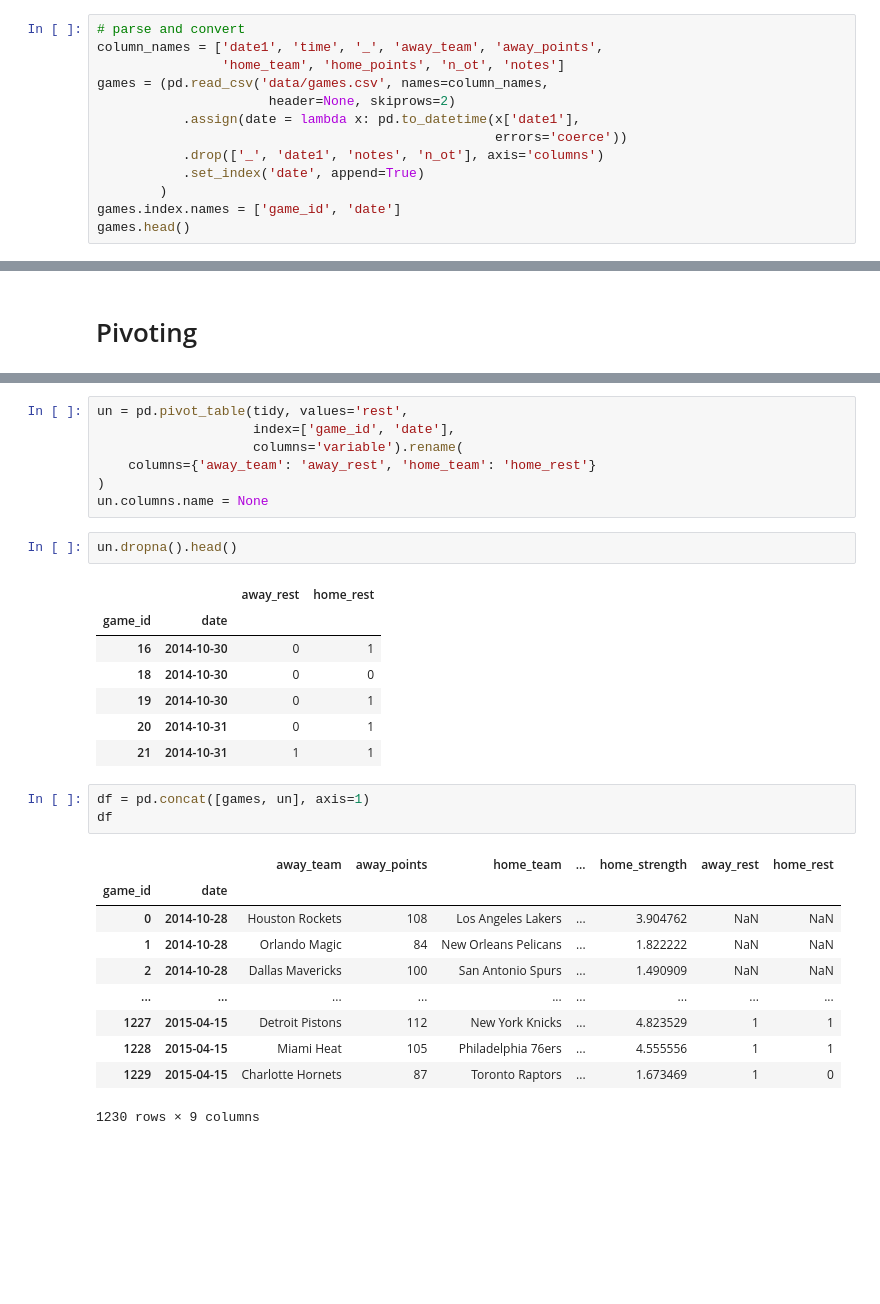
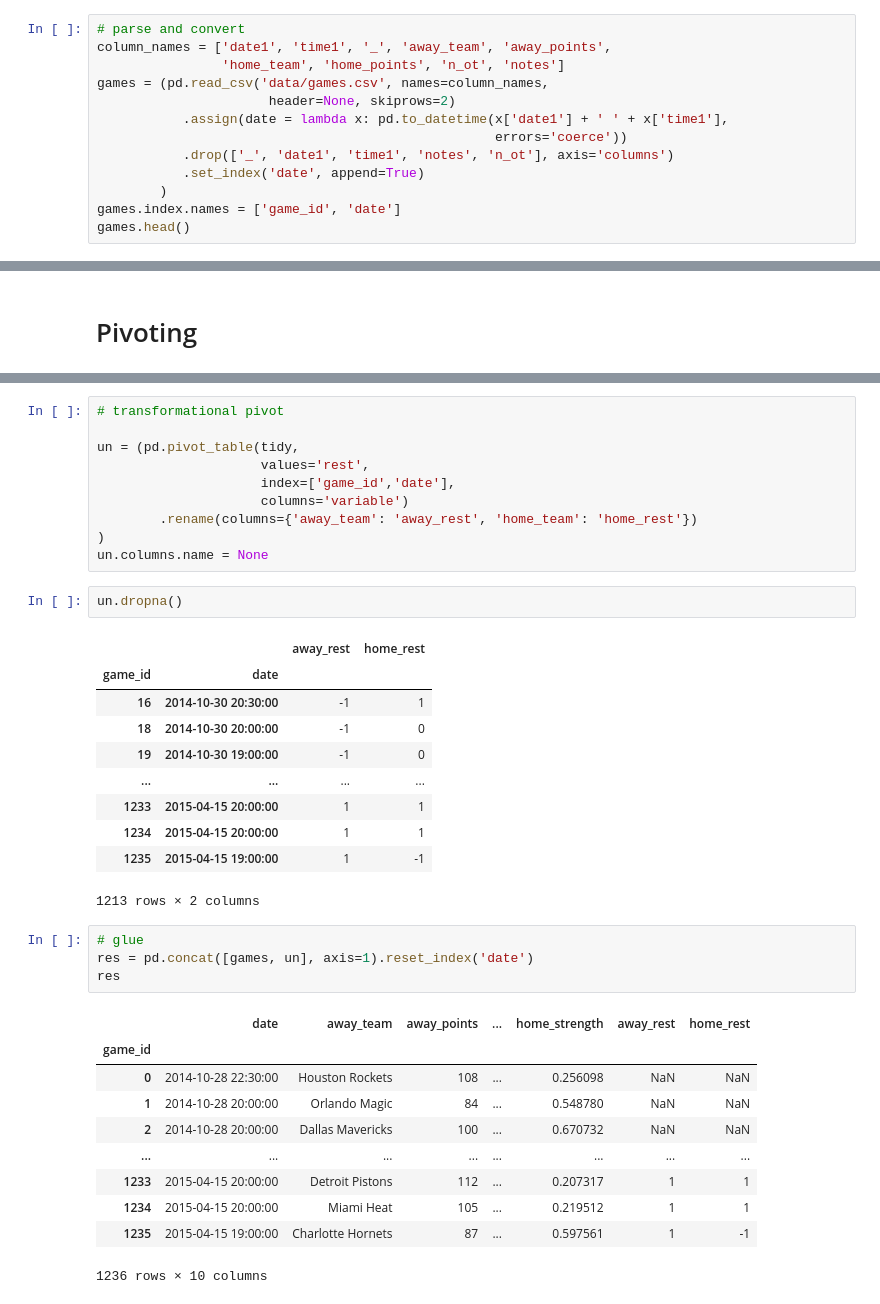
Before and after one commit to jreback/PyDataNYC2015, a Jupyter notebook: tutorial/4. Tidy Data.ipynb, the cells around one changed output, grey strips where cells are left out. Cells and saved outputs as stored; diff of their text form; blank space fills up the shorter version.

```diff
--- a/tutorial/4. Tidy Data.ipynb
+++ b/tutorial/4. Tidy Data.ipynb
@@ -40,13 +40,13 @@ The Question:
 Whether or not your dataset is tidy depends on your question. Given our question, what is an observation?
 # %%
 # parse and convert
-column_names = ['date1', 'time', '_', 'away_team', 'away_points',
+column_names = ['date1', 'time1', '_', 'away_team', 'away_points',
                 'home_team', 'home_points', 'n_ot', 'notes']
 games = (pd.read_csv('data/games.csv', names=column_names,
                       header=None, skiprows=2)
-           .assign(date = lambda x: pd.to_datetime(x['date1'],
+           .assign(date = lambda x: pd.to_datetime(x['date1'] + ' ' + x['time1'],
                                                    errors='coerce'))
-           .drop(['_', 'date1', 'notes', 'n_ot'], axis='columns')
+           .drop(['_', 'date1', 'time1', 'notes', 'n_ot'], axis='columns')
            .set_index('date', append=True)
         )
 games.index.names = ['game_id', 'date']
@@ -314,31 +346,38 @@ tidy
 # %%
-un = pd.pivot_table(tidy, values='rest',
-                    index=['game_id', 'date'],
-                    columns='variable').rename(
-    columns={'away_team': 'away_rest', 'home_team': 'home_rest'}
+# transformational pivot
+
+un = (pd.pivot_table(tidy,
+                     values='rest',
+                     index=['game_id','date'],
+                     columns='variable')
+        .rename(columns={'away_team': 'away_rest', 'home_team': 'home_rest'})
 )
 un.columns.name = None
 # %%
-un.dropna().head()
+un.dropna()
 # %% [output]
 |  |  | away_rest | home_rest |
 | game_id | date |  |  |
-| 16 | 2014-10-30 | 0 | 1 |
-| 18 | 2014-10-30 | 0 | 0 |
-| 19 | 2014-10-30 | 0 | 1 |
-| 20 | 2014-10-31 | 0 | 1 |
-| 21 | 2014-10-31 | 1 | 1 |
+| 16 | 2014-10-30 20:30:00 | -1 | 1 |
+| 18 | 2014-10-30 20:00:00 | -1 | 0 |
+| 19 | 2014-10-30 19:00:00 | -1 | 0 |
+| ... | ... | ... | ... |
+| 1233 | 2015-04-15 20:00:00 | 1 | 1 |
+| 1234 | 2015-04-15 20:00:00 | 1 | 1 |
+| 1235 | 2015-04-15 19:00:00 | 1 | -1 |
+1213 rows × 2 columns
 # %%
-df = pd.concat([games, un], axis=1)
-df
+# glue
+res = pd.concat([games, un], axis=1).reset_index('date')
+res
 # %% [output]
-|  |  | away_team | away_points | home_team | ... | home_strength | away_rest | home_rest |
-| game_id | date |  |  |  |  |  |  |  |
-| 0 | 2014-10-28 | Houston Rockets | 108 | Los Angeles Lakers | ... | 3.904762 | NaN | NaN |
-| 1 | 2014-10-28 | Orlando Magic | 84 | New Orleans Pelicans | ... | 1.822222 | NaN | NaN |
-| 2 | 2014-10-28 | Dallas Mavericks | 100 | San Antonio Spurs | ... | 1.490909 | NaN | NaN |
-| ... | ... | ... | ... | ... | ... | ... | ... | ... |
-| 1227 | 2015-04-15 | Detroit Pistons | 112 | New York Knicks | ... | 4.823529 | 1 | 1 |
-| 1228 | 2015-04-15 | Miami Heat | 105 | Philadelphia 76ers | ... | 4.555556 | 1 | 1 |
-| 1229 | 2015-04-15 | Charlotte Hornets | 87 | Toronto Raptors | ... | 1.673469 | 1 | 0 |
+|  | date | away_team | away_points | ... | home_strength | away_rest | home_rest |
+| game_id |  |  |  |  |  |  |  |
+| 0 | 2014-10-28 22:30:00 | Houston Rockets | 108 | ... | 0.256098 | NaN | NaN |
+| 1 | 2014-10-28 20:00:00 | Orlando Magic | 84 | ... | 0.548780 | NaN | NaN |
+| 2 | 2014-10-28 20:00:00 | Dallas Mavericks | 100 | ... | 0.670732 | NaN | NaN |
+| ... | ... | ... | ... | ... | ... | ... | ... |
+| 1233 | 2015-04-15 20:00:00 | Detroit Pistons | 112 | ... | 0.207317 | 1 | 1 |
+| 1234 | 2015-04-15 20:00:00 | Miami Heat | 105 | ... | 0.219512 | 1 | 1 |
+| 1235 | 2015-04-15 19:00:00 | Charlotte Hornets | 87 | ... | 0.597561 | 1 | -1 |
-1230 rows × 9 columns
+1236 rows × 10 columns
```
Also changed, not shown: parts of 25 cells of this notebook, 2 other files.
